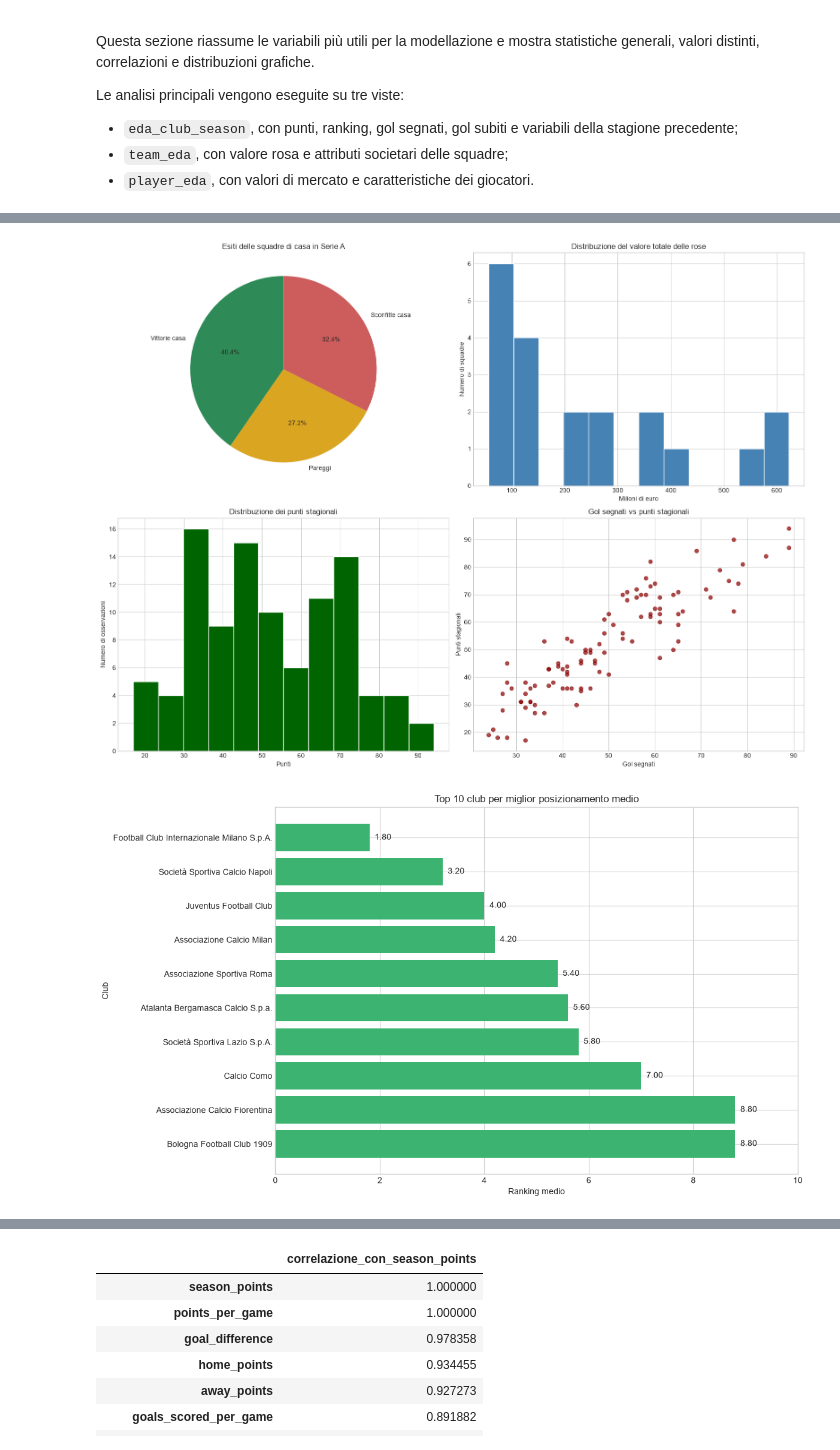
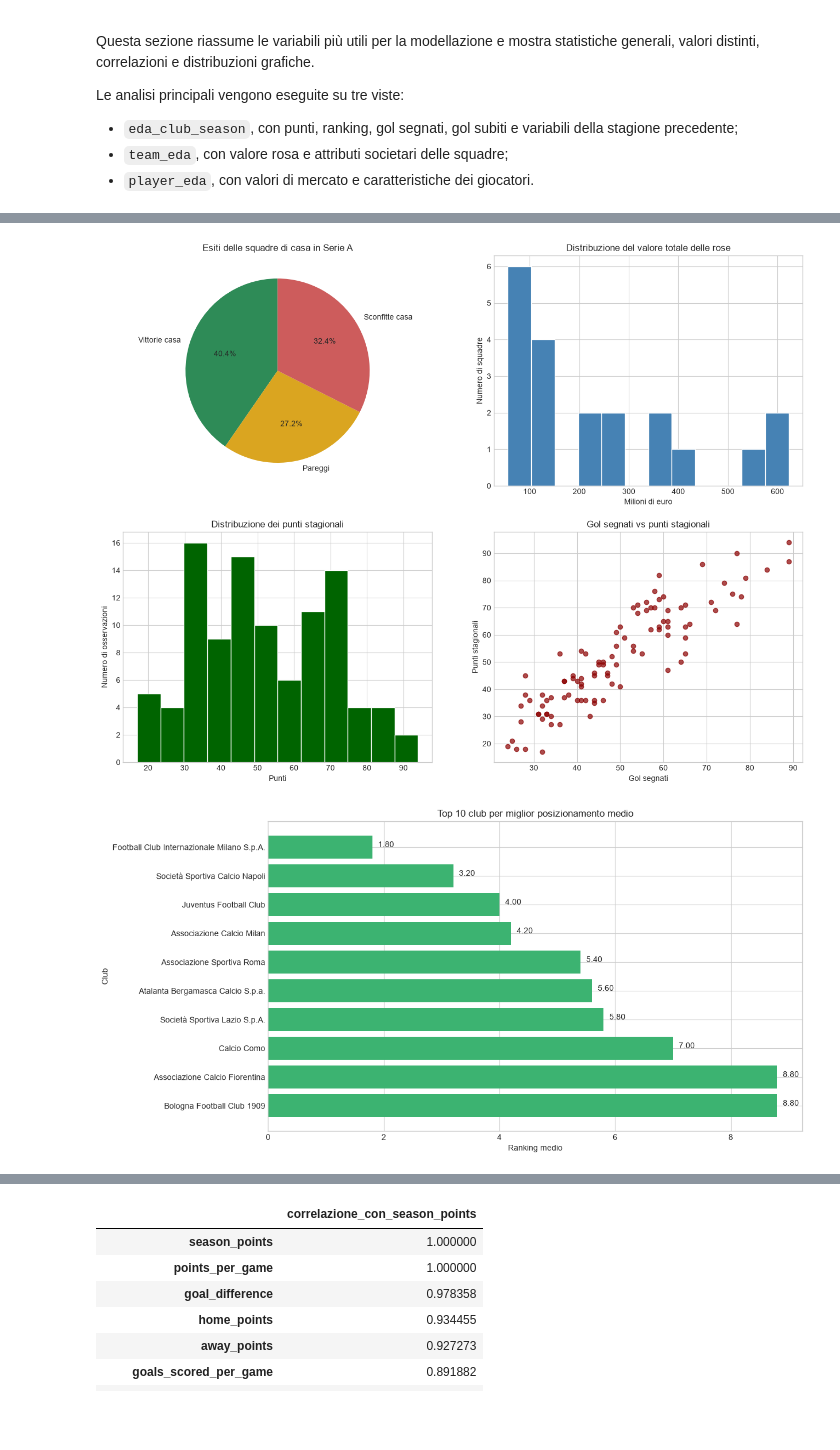
Before and after one commit to burraco04/serieA-Prediction-Model, a Jupyter notebook: notebook.ipynb, the cells around one changed output, grey strips where cells are left out. Drawn from its saved outputs; the diff is of its cells as text; code cells hidden in the pictures; blank space fills up the shorter version.

```diff
--- a/notebook.ipynb
+++ b/notebook.ipynb
@@ -655,8 +655,7 @@ Le analisi principali vengono eseguite su tre viste:
 from IPython.display import display
 
 pd.set_option('display.max_columns', None)
-pd.set_option('display.width', 140)
-plt.style.use('seaborn-v0_8-whitegrid')
+
 
 season_points_eda = season_points.rename(columns={
     'home_club_name': 'club_name',
@@ -713,7 +712,7 @@ player_eda = seriea_players[[
     'current_club_name', 'current_club_id', 'market_value_in_eur', 'highest_market_value_in_eur'
 ]].copy()
 
-player_position_counts = player_eda['position'].fillna('Unknown').value_counts()
+
 ranking_stats_by_club = eda_club_season.groupby('club_name')['season_ranking'].agg(
     ranking_mean='mean',
     ranking_median='median',
@@ -903,38 +898,36 @@ axes[1, 1].set_title('Gol segnati vs punti stagionali')
 axes[1, 1].set_xlabel('Gol segnati')
 axes[1, 1].set_ylabel('Punti stagionali')
 
-plt.tight_layout()
 plt.show()
 
 fig, ax = plt.subplots(figsize=(12, 7))
 top_average_ranking_plot = top_average_ranking.sort_values('ranking_mean', ascending=False)
 ax.barh(top_average_ranking_plot['club_name'], top_average_ranking_plot['ranking_mean'], color='mediumseagreen')
 ax.set_title('Top 10 club per miglior posizionamento medio')
 ax.set_xlabel('Ranking medio')
 ax.set_ylabel('Club')
-ax.set_xlim(0, max(top_average_ranking_plot['ranking_mean'].max() + 1, 10))
+
 for index, value in enumerate(top_average_ranking_plot['ranking_mean']):
-    ax.text(value + 0.1, index, f'{value:.2f}', va='center')
-plt.tight_layout()
+    ax.text(value + 0.1, index, f'{value:.2f}')
+
 plt.show()
 
 fig, axes = plt.subplots(1, 2, figsize=(16, 6))
 top_market_plot = top_market.sort_values('team_market_value', ascending=True)
 
 axes[0].barh(top_market_plot['club_name'], top_market_plot['team_market_value'] / 1e6, color='slateblue')
 axes[0].set_title('Top 10 club per valore rosa')
 axes[0].set_xlabel('Milioni di euro')
 
 axes[1].scatter(eda_club_season['goals_scored'], eda_club_season['goals_conceded'], alpha=0.7, color='teal')
 min_val = min(eda_club_season['goals_scored'].min(), eda_club_season['goals_conceded'].min())
 max_val = max(eda_club_season['goals_scored'].max(), eda_club_season['goals_conceded'].max())
 axes[1].plot([min_val, max_val], [min_val, max_val], linestyle='--', color='gray', linewidth=1)
 axes[1].set_title('Gol segnati vs gol subiti')
 axes[1].set_xlabel('Gol segnati')
 axes[1].set_ylabel('Gol subiti')
 
-plt.tight_layout()
 plt.show()
 # %% [output]
-[figure, old version]
+[figure, new version]
-[figure, old version]
+[figure, new version]
```
Also changed, not shown: parts of 2 cells of this notebook.
